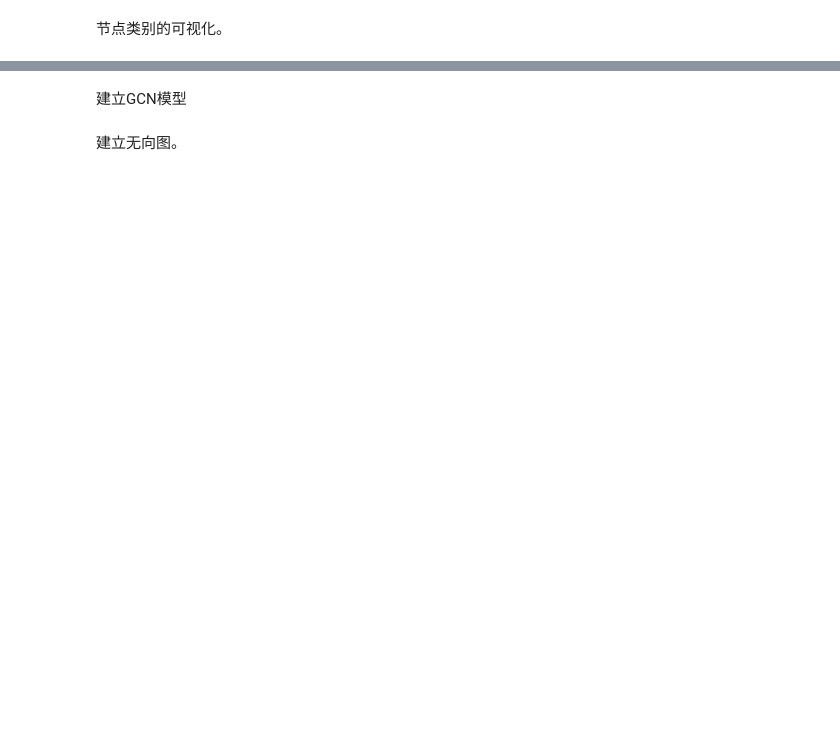
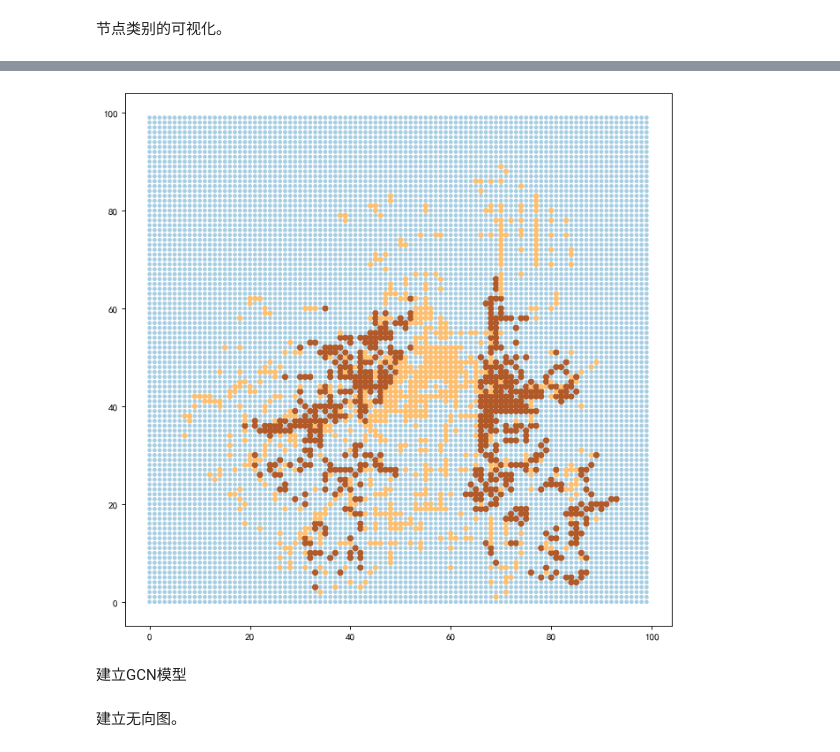
Before and after one commit to youareeverysingleday/HuaweiCupCompetition2022, a Jupyter notebook: FQuestion.ipynb, the cells around one changed output, grey strips where cells are left out. Drawn from its saved outputs; the diff is of its cells as text; code cells hidden in the pictures; blank space fills up the shorter version.

```diff
--- a/FQuestion.ipynb
+++ b/FQuestion.ipynb
@@ -2216,3 +2229,5 @@ nodeFeatures_DF.describe()
 | max | 1.000000 | 1.000000 | 1.000000 | 1.000000 | 1.000000 | 1.000000 | 1.000000 | 1.000000 | ... |
 # %% [markdown]
 节点类别的可视化。
+# %%
+nodeFeatures_DF_XY['category'] = labelList
@@ -2218,0 +2248,14 @@ nodeFeatures_DF.describe()
+# %%
+nodeFeatures_DF_XY['color'] = ""
+# %%
+def CalculateColorByCategory(inputDataFrame):
+    if inputDataFrame['category'] == 0 :
+        inputDataFrame['color'] = 'gray'
+    elif inputDataFrame['category'] == 1 :
+        inputDataFrame['color'] = 'yellow'
+    elif inputDataFrame['category'] == 2 :
+        inputDataFrame['color'] = 'red'
+    return inputDataFrame
+
+nodeFeatures_DF_XY = nodeFeatures_DF_XY.apply(CalculateColorByCategory, axis=1)
+nodeFeatures_DF_XY
@@ -2219,3 +2284,17 @@ nodeFeatures_DF.describe()
+# %%
+# 因为标签中有值等于0，在计算画图中的点的大小时会导致大小为0，所以将所有的标签值加1之后在计算大小。
+labelList_s = [i+1 for i in labelList]
+# print(labelList_s)
+# 10*np.array(label), np.array(label)
+fig = plt.figure(figsize=(10,10), dpi=80)
+# plt.scatter(nodeFeatures_DF_XY['X'], nodeFeatures_DF_XY['Y'],
+#             s=10*np.array(labelList_s), c=np.array(nodeFeatures_DF_XY['color']), marker='o', cmap='viridis')
+plt.scatter(nodeFeatures_DF_XY['X'], nodeFeatures_DF_XY['Y'],
+            s=10*np.array(labelList_s), c=np.array(labelList_s), marker='o', cmap='Paired')
+plt.savefig('./pictures/节点类型分布图.png')
+plt.show()
+# %% [output]
+[figure, added]
 # %% [markdown]
 建立GCN模型
 # %%
```
Also changed, not shown: parts of 11 cells of this notebook, 2 other files.
